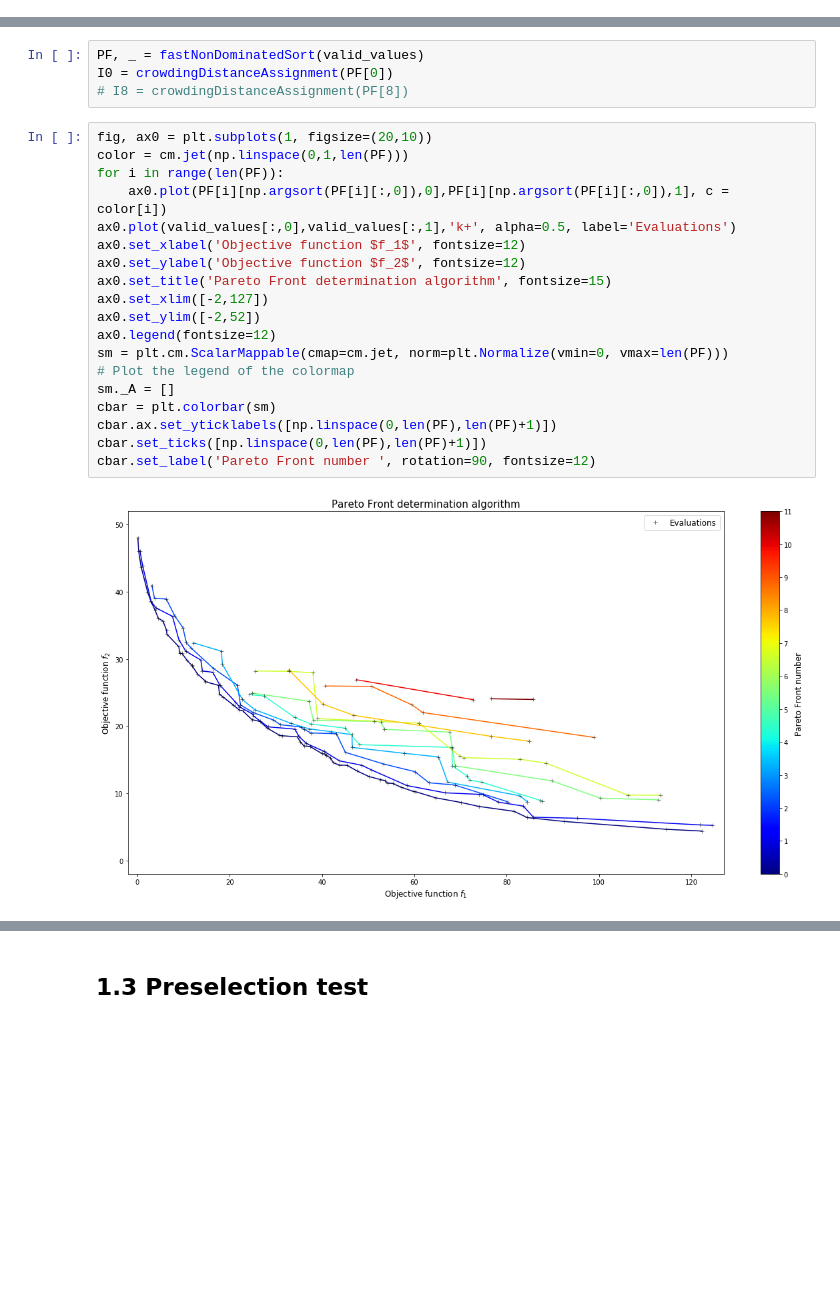
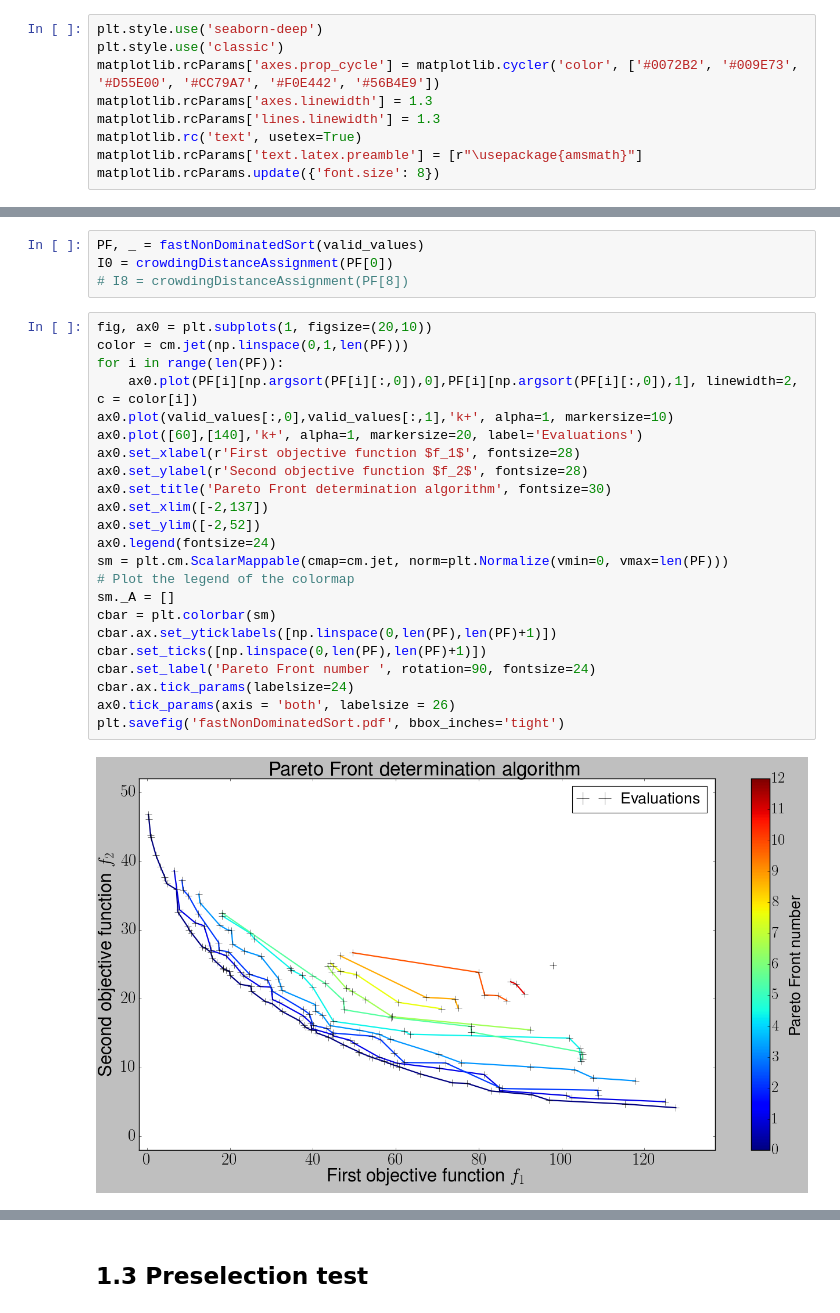
Before and after one commit to jlobatop/GA-CFD-MO, a Jupyter notebook: optimization/NSGA_II.ipynb, the cells around one changed output, grey strips where cells are left out. Cells and saved outputs as stored; diff of their text form; blank space fills up the shorter version.

```diff
--- a/optimization/NSGA_II.ipynb
+++ b/optimization/NSGA_II.ipynb
@@ -16,6 +17,15 @@ import warnings
 from matplotlib.colors import LogNorm
 from prettytable import PrettyTable
 import optunity
+# %%
+plt.style.use('seaborn-deep')
+plt.style.use('classic')
+matplotlib.rcParams['axes.prop_cycle'] = matplotlib.cycler('color', ['#0072B2', '#009E73', '#D55E00', '#CC79A7', '#F0E442', '#56B4E9'])
+matplotlib.rcParams['axes.linewidth'] = 1.3
+matplotlib.rcParams['lines.linewidth'] = 1.3
+matplotlib.rc('text', usetex=True)
+matplotlib.rcParams['text.latex.preamble'] = [r"\usepackage{amsmath}"]
+matplotlib.rcParams.update({'font.size': 8})
 # %% [markdown]
 # 0. Function definition
 # %% [markdown]
@@ -717,22 +727,26 @@ I0 = crowdingDistanceAssignment(PF[0])
 # %%
 fig, ax0 = plt.subplots(1, figsize=(20,10))
 color = cm.jet(np.linspace(0,1,len(PF)))
 for i in range(len(PF)):
-    ax0.plot(PF[i][np.argsort(PF[i][:,0]),0],PF[i][np.argsort(PF[i][:,0]),1], c = color[i])
-ax0.plot(valid_values[:,0],valid_values[:,1],'k+', alpha=0.5, label='Evaluations')
-ax0.set_xlabel('Objective function $f_1$', fontsize=12)
-ax0.set_ylabel('Objective function $f_2$', fontsize=12)
-ax0.set_title('Pareto Front determination algorithm', fontsize=15)
-ax0.set_xlim([-2,127])
+    ax0.plot(PF[i][np.argsort(PF[i][:,0]),0],PF[i][np.argsort(PF[i][:,0]),1], linewidth=2, c = color[i])
+ax0.plot(valid_values[:,0],valid_values[:,1],'k+', alpha=1, markersize=10)
+ax0.plot([60],[140],'k+', alpha=1, markersize=20, label='Evaluations')
+ax0.set_xlabel(r'First objective function $f_1$', fontsize=28)
+ax0.set_ylabel(r'Second objective function $f_2$', fontsize=28)
+ax0.set_title('Pareto Front determination algorithm', fontsize=30)
+ax0.set_xlim([-2,137])
 ax0.set_ylim([-2,52])
-ax0.legend(fontsize=12)
+ax0.legend(fontsize=24)
 sm = plt.cm.ScalarMappable(cmap=cm.jet, norm=plt.Normalize(vmin=0, vmax=len(PF)))
 # Plot the legend of the colormap
 sm._A = []
 cbar = plt.colorbar(sm)
 cbar.ax.set_yticklabels([np.linspace(0,len(PF),len(PF)+1)])
 cbar.set_ticks([np.linspace(0,len(PF),len(PF)+1)])
-cbar.set_label('Pareto Front number ', rotation=90, fontsize=12)
+cbar.set_label('Pareto Front number ', rotation=90, fontsize=24)
+cbar.ax.tick_params(labelsize=24)
+ax0.tick_params(axis = 'both', labelsize = 26)
+plt.savefig('fastNonDominatedSort.pdf', bbox_inches='tight')
 # %% [output]
-[figure, old version]
+[figure, new version]
 # %%
```
Also changed, not shown: parts of 19 cells of this notebook, 54 other files.
